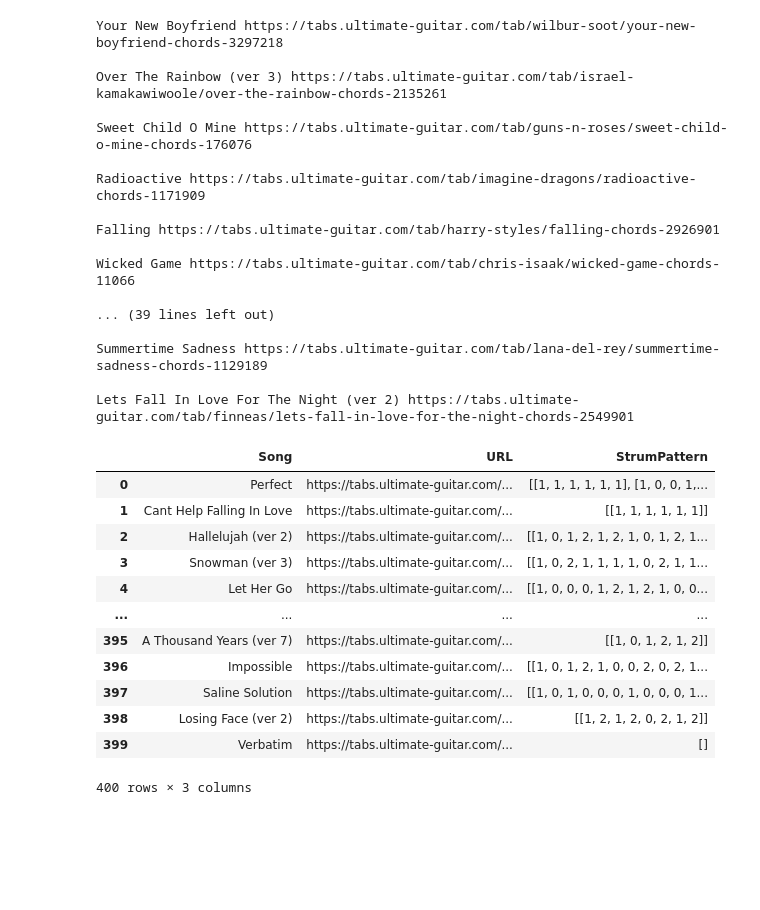
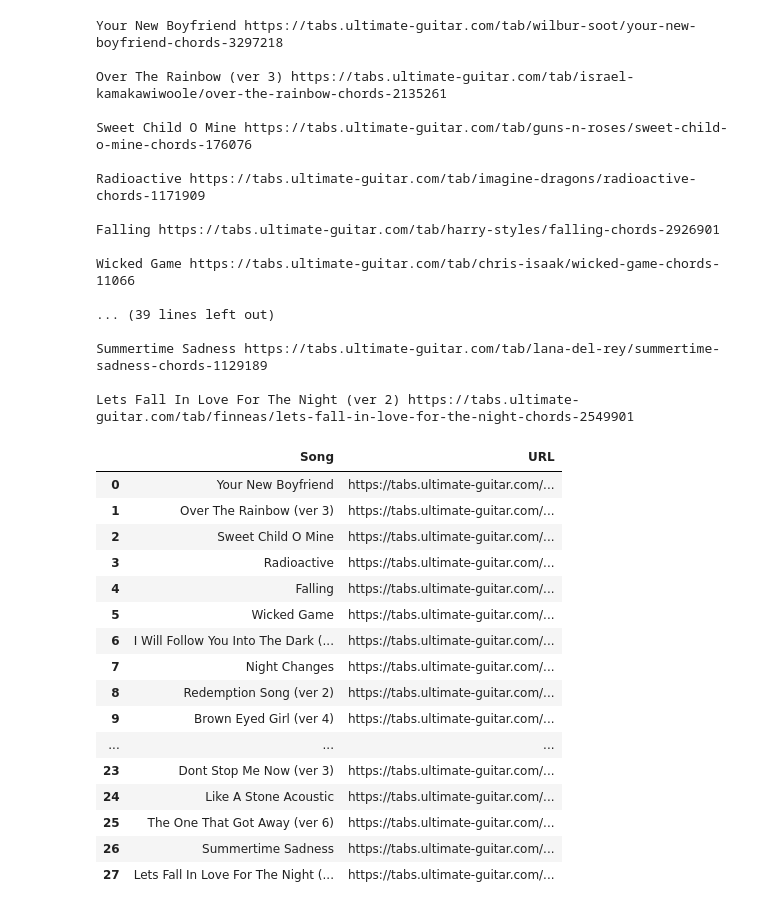
Before and after one commit to DashMo/GuitarStrum, a Jupyter notebook: Scraper.ipynb, the cells around one changed output. Drawn from its saved outputs; the diff is of its cells as text; code cells hidden in the pictures; blank space fills up the shorter version.

Commit message:
Can now successfully return song name and url for all songs with matching strum pattern

```diff
--- a/Scraper.ipynb
+++ b/Scraper.ipynb
@@ -287,20 +287,37 @@ Lets Fall In Love For The Night (ver 2) https://tabs.ultimate-guitar.com/tab/fi
 # %%
 import pickle
 pickle.dump(dataframe, open( "ScrapedSongs.p", "wb" ) )
-# %%
-test = pickle.load( open( "ScrapedSongs.p", "rb" ) )
-test
-# %% [output]
-|  | Song | URL | StrumPattern |
-| 0 | Perfect | https://tabs.ultimate-guitar.com/... | [[1, 1, 1, 1, 1, 1], [1, 0, 0, 1,... |
-| 1 | Cant Help Falling In Love | https://tabs.ultimate-guitar.com/... | [[1, 1, 1, 1, 1, 1]] |
-| 2 | Hallelujah (ver 2) | https://tabs.ultimate-guitar.com/... | [[1, 0, 1, 2, 1, 2, 1, 0, 1, 2, 1... |
-| 3 | Snowman (ver 3) | https://tabs.ultimate-guitar.com/... | [[1, 0, 2, 1, 1, 1, 1, 0, 2, 1, 1... |
-| 4 | Let Her Go | https://tabs.ultimate-guitar.com/... | [[1, 0, 0, 0, 1, 2, 1, 2, 1, 0, 0... |
-| ... | ... | ... | ... |
-| 395 | A Thousand Years (ver 7) | https://tabs.ultimate-guitar.com/... | [[1, 0, 1, 2, 1, 2]] |
-| 396 | Impossible | https://tabs.ultimate-guitar.com/... | [[1, 0, 1, 2, 1, 0, 0, 2, 0, 2, 1... |
-| 397 | Saline Solution | https://tabs.ultimate-guitar.com/... | [[1, 0, 1, 0, 0, 0, 1, 0, 0, 0, 1... |
-| 398 | Losing Face (ver 2) | https://tabs.ultimate-guitar.com/... | [[1, 2, 1, 2, 0, 2, 1, 2]] |
-| 399 | Verbatim | https://tabs.ultimate-guitar.com/... | [] |
-400 rows × 3 columns
+# %%
+def matchPatterns(dataframe, query):
+    matches = []
+    for num, entries in dataframe.iterrows():
+    #print(entries[1],'\n')
+        for pattern in entries[2]:
+            if pattern == query2:
+                matches.append((entries[0],entries[1]))
+    result = pd.DataFrame(matches,columns=['Song','URL'])
+    return result
+# %%
+query1 = [1, 0, 0, 0, 1, 0, 1, 2, 1, 0, 0, 0, 1, 0, 1, 2]
+query2 = [1,0,1,2,0,2,1,2]
+test = pickle.load( open( "ScrapedSongs.p", "rb" ) )
+matches = matchPatterns(test,query2)
+matches
+# %% [output]
+|  | Song | URL |
+| 0 | Your New Boyfriend | https://tabs.ultimate-guitar.com/... |
+| 1 | Over The Rainbow (ver 3) | https://tabs.ultimate-guitar.com/... |
+| 2 | Sweet Child O Mine | https://tabs.ultimate-guitar.com/... |
+| 3 | Radioactive | https://tabs.ultimate-guitar.com/... |
+| 4 | Falling | https://tabs.ultimate-guitar.com/... |
+| 5 | Wicked Game | https://tabs.ultimate-guitar.com/... |
+| 6 | I Will Follow You Into The Dark (... | https://tabs.ultimate-guitar.com/... |
+| 7 | Night Changes | https://tabs.ultimate-guitar.com/... |
+| 8 | Redemption Song (ver 2) | https://tabs.ultimate-guitar.com/... |
+| 9 | Brown Eyed Girl (ver 4) | https://tabs.ultimate-guitar.com/... |
+| ... | ... | ... |
+| 23 | Dont Stop Me Now (ver 3) | https://tabs.ultimate-guitar.com/... |
+| 24 | Like A Stone Acoustic | https://tabs.ultimate-guitar.com/... |
+| 25 | The One That Got Away (ver 6) | https://tabs.ultimate-guitar.com/... |
+| 26 | Summertime Sadness | https://tabs.ultimate-guitar.com/... |
+| 27 | Lets Fall In Love For The Night (... | https://tabs.ultimate-guitar.com/... |
```
